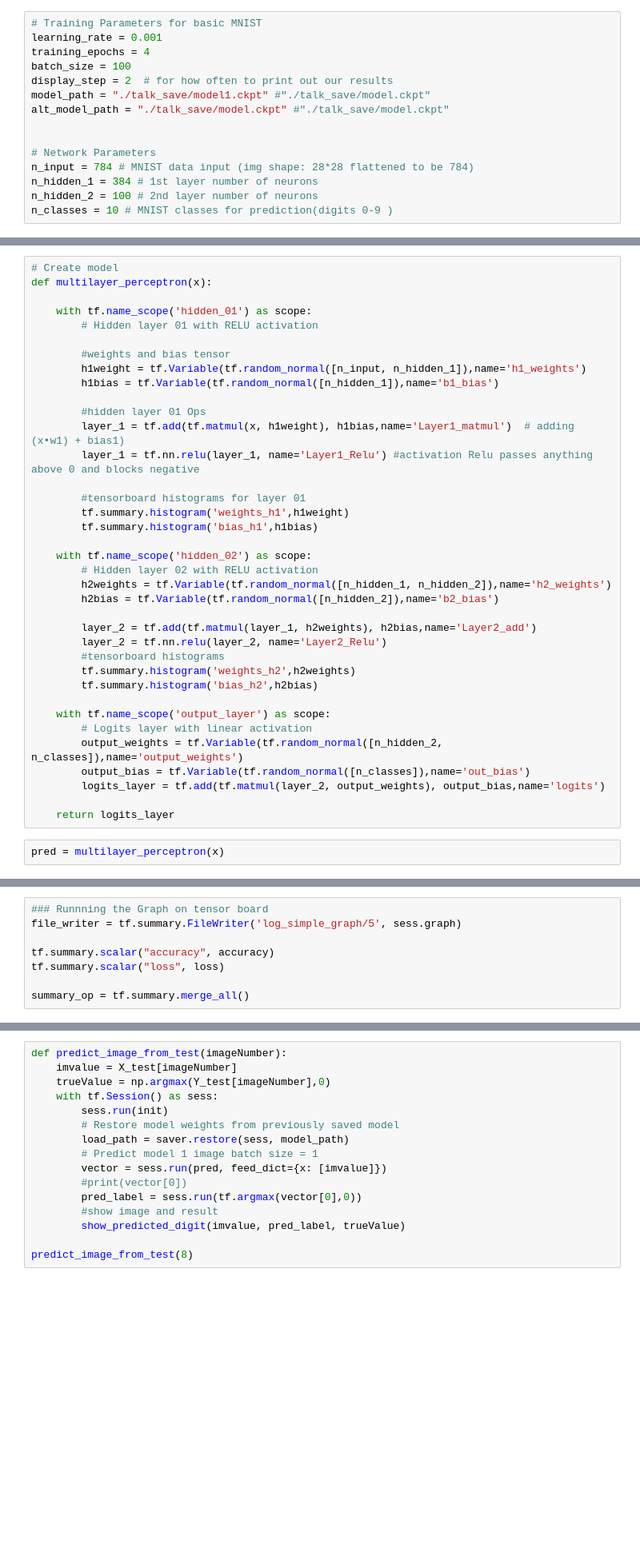
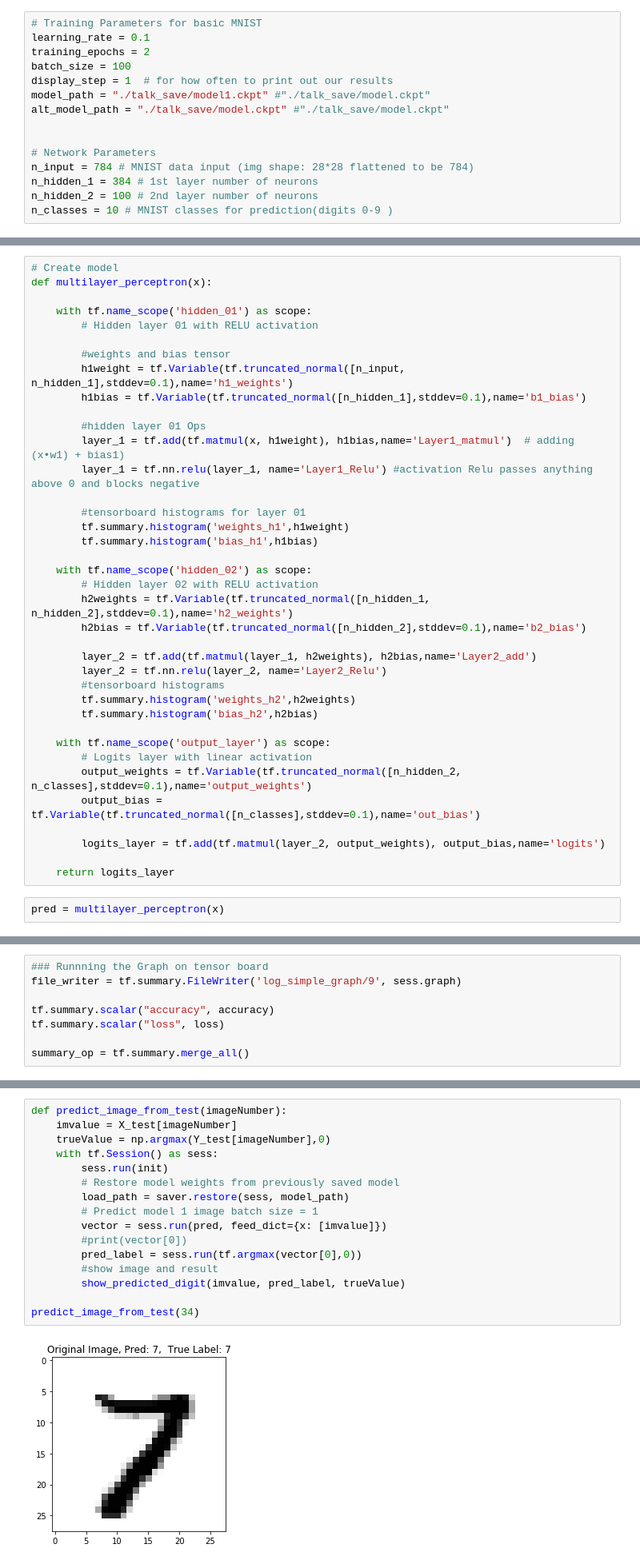
Before and after one commit to samwit/TensorFlowTalks, a Jupyter notebook: TF Talk 01 - TensorFlow the basics-Final.ipynb, the cells around one changed output, grey strips where cells are left out. Shown: that part at 80% size. Cells and saved outputs as stored; diff of their text form; blank space fills up the shorter version.

Commit message:
edited truncate on weights and biases

```diff
--- a/TF Talk 01 - TensorFlow the basics-Final.ipynb
+++ b/TF Talk 01 - TensorFlow the basics-Final.ipynb
@@ -306,10 +306,10 @@ batch_X.shape
 ### Setting up our Network Hyper Parameters
 # %%
 # Training Parameters for basic MNIST
-learning_rate = 0.001
-training_epochs = 4
+learning_rate = 0.1
+training_epochs = 2
 batch_size = 100
-display_step = 2  # for how often to print out our results
+display_step = 1  # for how often to print out our results
 model_path = "./talk_save/model1.ckpt" #"./talk_save/model.ckpt"
 alt_model_path = "./talk_save/model.ckpt" #"./talk_save/model.ckpt"
 
@@ -339,8 +339,8 @@ def multilayer_perceptron(x):
         # Hidden layer 01 with RELU activation
 
         #weights and bias tensor
-        h1weight = tf.Variable(tf.random_normal([n_input, n_hidden_1]),name='h1_weights')
-        h1bias = tf.Variable(tf.random_normal([n_hidden_1]),name='b1_bias')
+        h1weight = tf.Variable(tf.truncated_normal([n_input, n_hidden_1],stddev=0.1),name='h1_weights')
+        h1bias = tf.Variable(tf.truncated_normal([n_hidden_1],stddev=0.1),name='b1_bias')
 
         #hidden layer 01 Ops
         layer_1 = tf.add(tf.matmul(x, h1weight), h1bias,name='Layer1_matmul')  # adding (x•w1) + bias1)
@@ -352,8 +352,8 @@ def multilayer_perceptron(x):
 
     with tf.name_scope('hidden_02') as scope:
         # Hidden layer 02 with RELU activation
-        h2weights = tf.Variable(tf.random_normal([n_hidden_1, n_hidden_2]),name='h2_weights')
-        h2bias = tf.Variable(tf.random_normal([n_hidden_2]),name='b2_bias')
+        h2weights = tf.Variable(tf.truncated_normal([n_hidden_1, n_hidden_2],stddev=0.1),name='h2_weights')
+        h2bias = tf.Variable(tf.truncated_normal([n_hidden_2],stddev=0.1),name='b2_bias')
 
         layer_2 = tf.add(tf.matmul(layer_1, h2weights), h2bias,name='Layer2_add')
         layer_2 = tf.nn.relu(layer_2, name='Layer2_Relu')
@@ -363,8 +363,9 @@ def multilayer_perceptron(x):
 
     with tf.name_scope('output_layer') as scope:
         # Logits layer with linear activation
-        output_weights = tf.Variable(tf.random_normal([n_hidden_2, n_classes]),name='output_weights')
-        output_bias = tf.Variable(tf.random_normal([n_classes]),name='out_bias')
+        output_weights = tf.Variable(tf.truncated_normal([n_hidden_2, n_classes],stddev=0.1),name='output_weights')
+        output_bias = tf.Variable(tf.truncated_normal([n_classes],stddev=0.1),name='out_bias')
+
         logits_layer = tf.add(tf.matmul(layer_2, output_weights), output_bias,name='logits')
 
     return logits_layer
@@ -390,7 +391,7 @@ init = tf.global_variables_initializer()
 saver = tf.train.Saver()
 # %%
 ### Runnning the Graph on tensor board
-file_writer = tf.summary.FileWriter('log_simple_graph/5', sess.graph)
+file_writer = tf.summary.FileWriter('log_simple_graph/9', sess.graph)
 
 tf.summary.scalar("accuracy", accuracy)
 tf.summary.scalar("loss", loss)
@@ -462,19 +469,21 @@ Starting TensorBoard b'41' on port 6006
 # %%
 def predict_image_from_test(imageNumber):
     imvalue = X_test[imageNumber]
     trueValue = np.argmax(Y_test[imageNumber],0)
     with tf.Session() as sess:
         sess.run(init)
         # Restore model weights from previously saved model
         load_path = saver.restore(sess, model_path)
         # Predict model 1 image batch size = 1
         vector = sess.run(pred, feed_dict={x: [imvalue]})
         #print(vector[0])
         pred_label = sess.run(tf.argmax(vector[0],0))
         #show image and result
         show_predicted_digit(imvalue, pred_label, trueValue)
 
-predict_image_from_test(8)
+predict_image_from_test(34)
+# %% [output]
+[figure, added]
 # %% [markdown]
 ## Tensor Board
 
```
Also changed, not shown: parts of 7 cells of this notebook, 19 other files.
